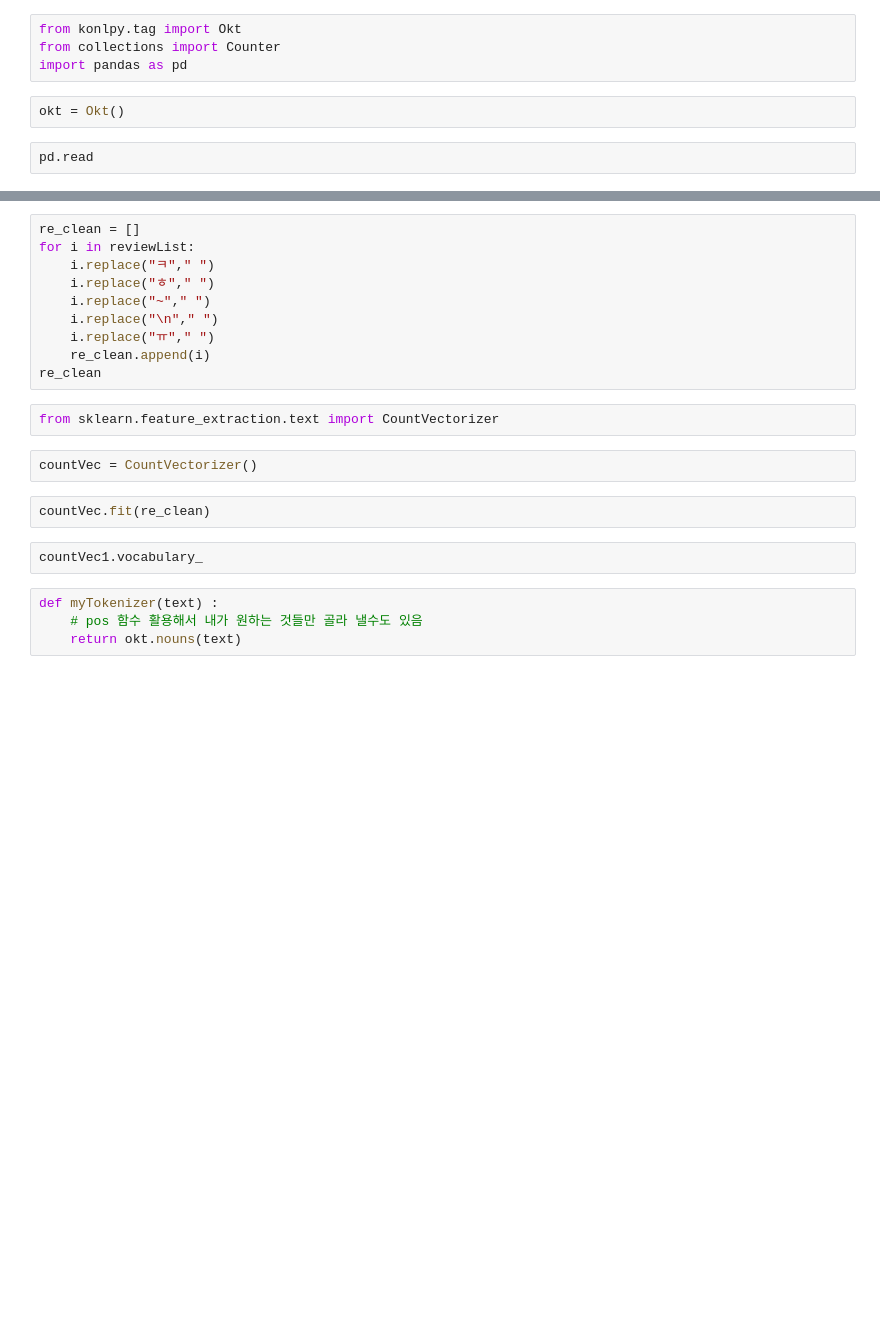
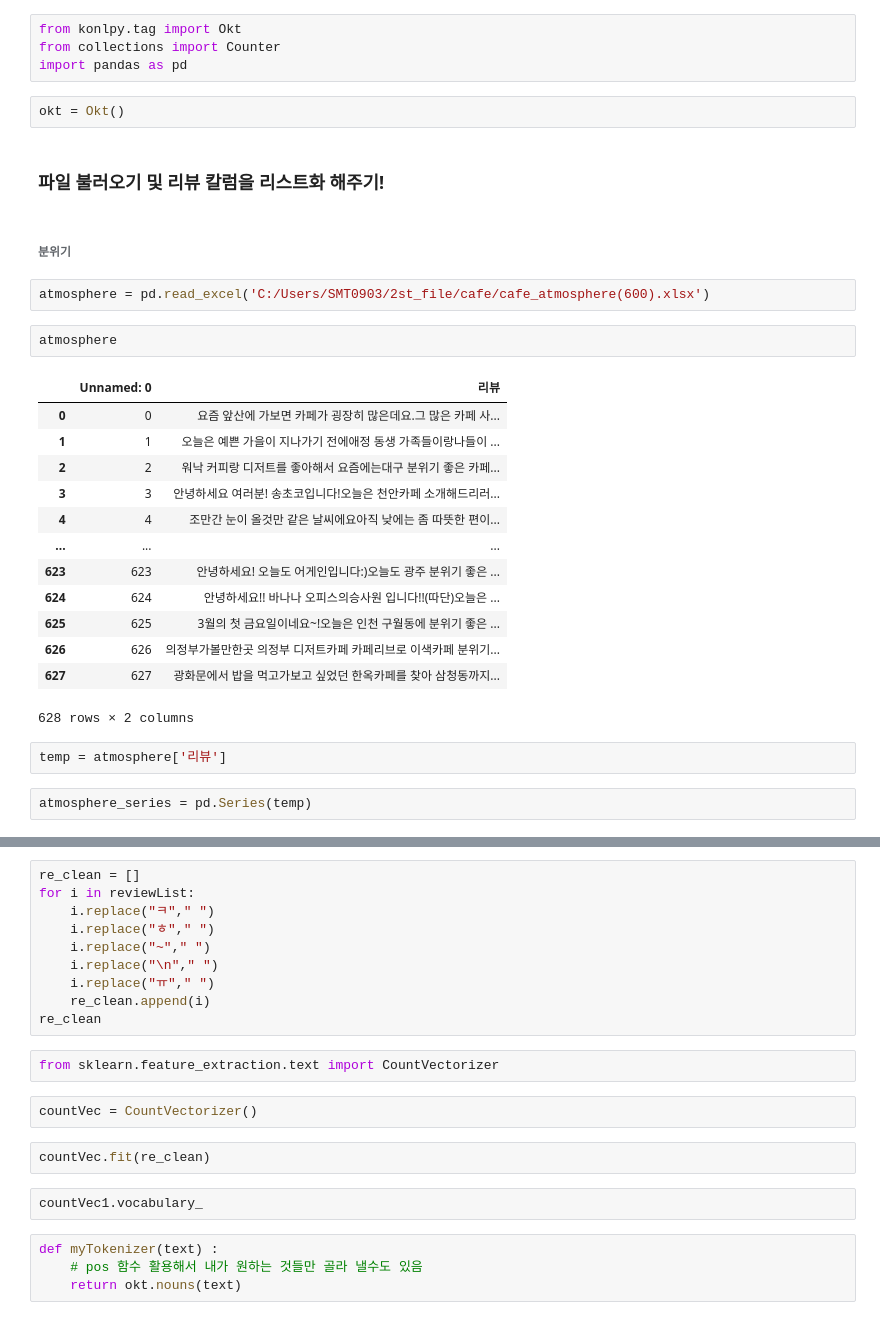
Before and after one commit to jisungJoo/2stProject_meetAtCenter, a Jupyter notebook: 클랜징 코드.ipynb, the cells around one changed output, grey strips where cells are left out. Drawn from its saved outputs; the diff is of its cells as text; blank space fills up the shorter version.

```diff
--- a/클랜징 코드.ipynb
+++ b/클랜징 코드.ipynb
@@ -4,5 +4,29 @@ from collections import Counter
 import pandas as pd
 # %%
 okt = Okt()
-# %%
-pd.read
+# %% [markdown]
+### 파일 불러오기 및 리뷰 칼럼을 리스트화 해주기!
+# %% [markdown]
+###### 분위기
+# %%
+atmosphere = pd.read_excel('C:/Users/SMT0903/2st_file/cafe/cafe_atmosphere(600).xlsx')
+# %%
+atmosphere
+# %% [output]
+|  | Unnamed: 0 | 리뷰 |
+| 0 | 0 | 요즘 앞산에 가보면 카페가 굉장히 많은데요.그 많은 카페 사... |
+| 1 | 1 | 오늘은 예쁜 가을이 지나가기 전에애정 동생 가족들이랑나들이 ... |
+| 2 | 2 | 워낙 커피랑 디저트를 좋아해서 요즘에는대구 분위기 좋은 카페... |
+| 3 | 3 | 안녕하세요 여러분! 송초코입니다!오늘은 천안카페 소개해드리러... |
+| 4 | 4 | 조만간 눈이 올것만 같은 날씨에요아직 낮에는 좀 따뜻한 편이... |
+| ... | ... | ... |
+| 623 | 623 | 안녕하세요! 오늘도 어게인입니다:)오늘도 광주 분위기 좋은 ... |
+| 624 | 624 | 안녕하세요!! 바나나 오피스의승사원 입니다!!(따단)오늘은 ... |
+| 625 | 625 | 3월의 첫 금요일이네요~!오늘은 인천 구월동에 분위기 좋은 ... |
+| 626 | 626 | 의정부가볼만한곳 의정부 디저트카페 카페리브로 이색카페 분위기... |
+| 627 | 627 | 광화문에서 밥을 먹고가보고 싶었던 한옥카페를 찾아 삼청동까지... |
+628 rows × 2 columns
+# %%
+temp = atmosphere['리뷰']
+# %%
+atmosphere_series = pd.Series(temp)
```
Also changed, not shown: parts of 26 cells of this notebook.
